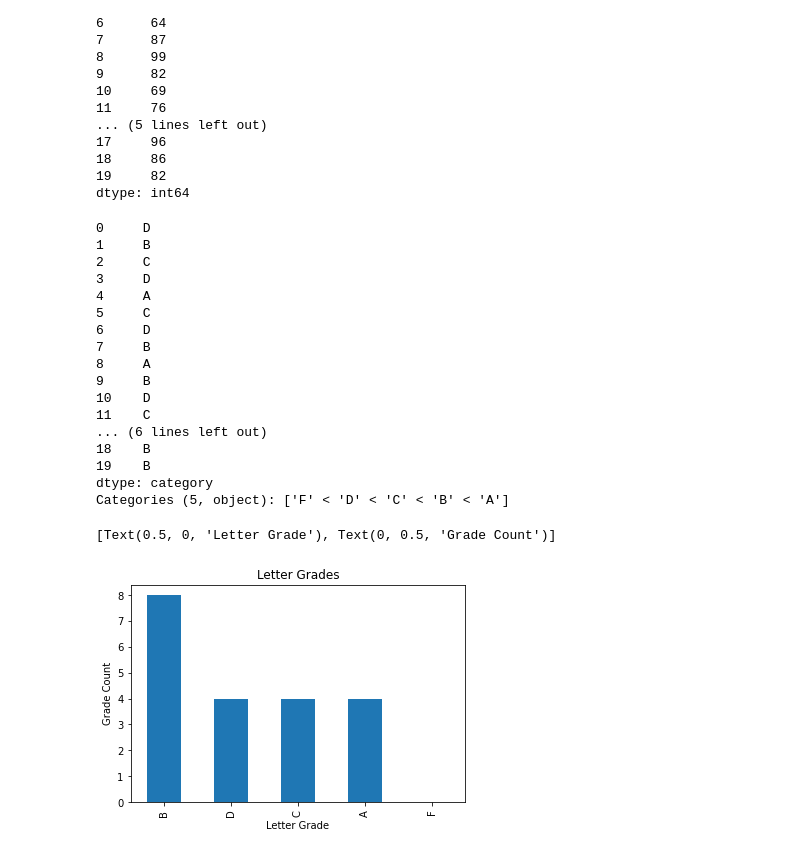
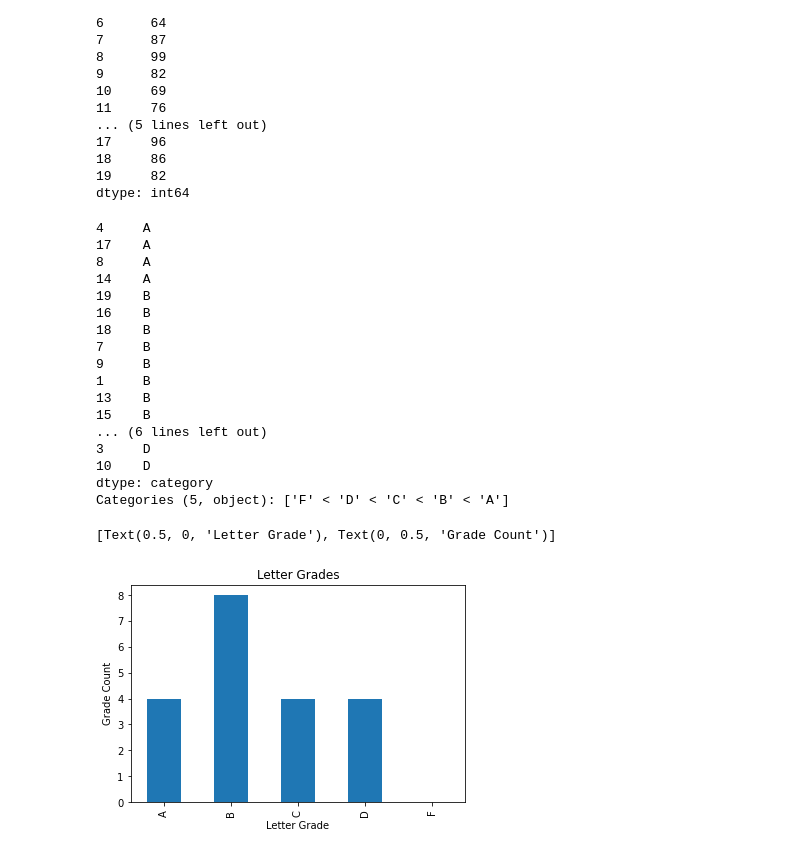
Before and after one commit to richie-p-meyer/numpy-pandas-visualization-exercises, a Jupyter notebook: pandas_series.ipynb, the cells around one changed output. Saved outputs shown, nothing was run; the diff lists cells and outputs as text; code cells hidden in the pictures.

```diff
--- a/pandas_series.ipynb
+++ b/pandas_series.ipynb
@@ -379,28 +415,29 @@ dtype: int64
 #Series named letter_grades.
 
 letter_grades = pd.cut(curved_scores, bins =[0,60,70,80,90,100],labels=['F','D','C','B','A'])
-letter_grades
+sort = letter_grades.sort_values(ascending=False)
+sort
 # %% [output]
-0     D
+4     A
+17    A
+8     A
+14    A
+19    B
+16    B
+18    B
+7     B
+9     B
 1     B
-2     C
+13    B
+15    B
+... (6 lines left out)
 3     D
-4     A
-5     C
-6     D
-7     B
-8     A
-9     B
 10    D
-11    C
-... (6 lines left out)
-18    B
-19    B
 dtype: category
 Categories (5, object): ['F' < 'D' < 'C' < 'B' < 'A']
 # %%
 #Plot your new categorical letter_grades Series in a meaninful way and include a title and axis labels.
-letter_grades.value_counts().plot.bar(title='Letter Grades').set(xlabel = 'Letter Grade',ylabel='Grade Count')
+letter_grades.value_counts().loc[['A','B','C','D','F']].plot.bar(title='Letter Grades').set(xlabel = 'Letter Grade',ylabel='Grade Count')
 # %% [output]
 [Text(0.5, 0, 'Letter Grade'), Text(0, 0.5, 'Grade Count')]
-[figure, old version]
+[figure, new version]
```
Also changed, not shown: parts of 6 cells of this notebook, 1 other file.
